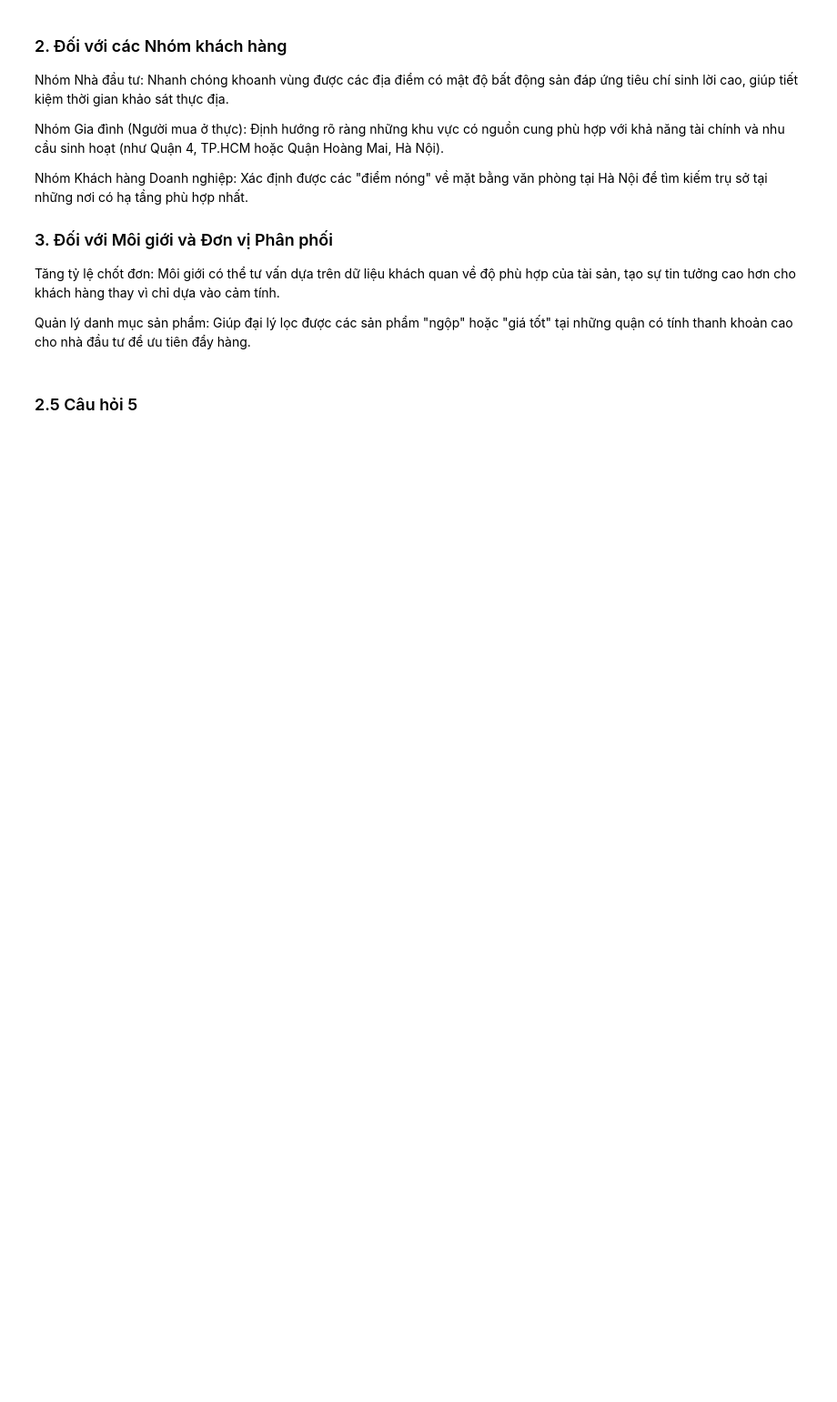
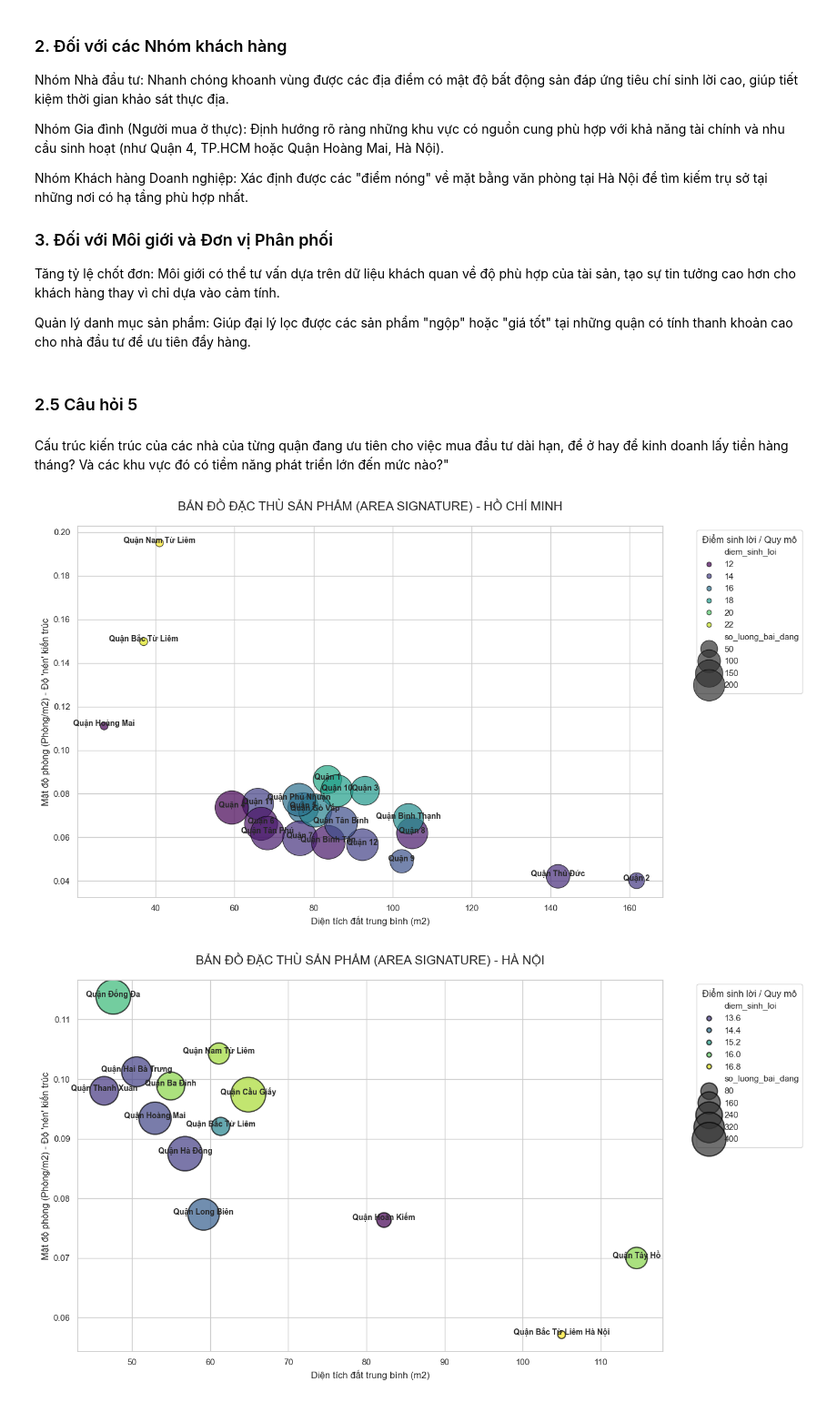
Before and after one commit to Thuongcdv123/Project-Intro-DS, a Jupyter notebook: eda/eda.ipynb, the cells around one changed output. Shown at 91% size. Drawn from its saved outputs; the diff is of its cells as text; code cells hidden in the pictures; blank space fills up the shorter version.

```diff
--- a/eda/eda.ipynb
+++ b/eda/eda.ipynb
@@ -936,3 +936,71 @@ Tăng tỷ lệ chốt đơn: Môi giới có thể tư vấn dựa trên dữ l
 Quản lý danh mục sản phẩm: Giúp đại lý lọc được các sản phẩm "ngộp" hoặc "giá tốt" tại những quận có tính thanh khoản cao cho nhà đầu tư để ưu tiên đẩy hàng.
 # %% [markdown]
 ### 2.5 Câu hỏi 5
+# %% [markdown]
+Cấu trúc kiến trúc của các nhà của từng quận đang ưu tiên cho việc mua đầu tư dài hạn, để ở hay để kinh doanh lấy tiền hàng tháng? Và các khu vực đó có tiềm năng phát triển lớn đến mức nào?"
+# %%
+# 1. TÍNH TOÁN CÁC CHỈ SỐ ĐẶC TRƯNG KIẾN TRÚC
+# Chỉ số nén không gian: Số phòng ngủ trên mỗi m2 đất
+df['room_density'] = df['phong_ngu'] / df['dien_tich_dat']
+
+# Hệ số vươn cao: Tương quan giữa số tầng và diện tích (giả định nhà càng cao trên diện tích nhỏ thì hệ số càng lớn)
+# Dùng so_tang / diện tích đất để thấy mức độ "tận dụng chiều cao"
+df['vertical_ratio'] = df['so_tang'] / df['dien_tich_dat']
+
+# 2. GOM NHÓM THEO QUẬN ĐỂ TÌM "AREA SIGNATURE"
+area_signature = df.groupby(['thanh_pho', 'quan']).agg({
+    'room_density': 'mean',
+    'vertical_ratio': 'mean',
+    'dien_tich_dat': 'mean',
+    'phong_ngu': 'mean',
+    'diem_sinh_loi': 'mean',
+    'gia': 'count' # Đếm số lượng bài đăng để làm kích thước bong bóng
+}).reset_index()
+
+area_signature.rename(columns={'gia': 'so_luong_bai_dang'}, inplace=True)
+
+# 3. TRỰC QUAN HÓA BẰNG BIEU ĐỒ BONG BÓNG
+def plot_area_signature(city_name, data):
+    city_data = data[data['thanh_pho'].str.contains(city_name, case=False)]
+
+    if city_data.empty:
+        return
+
+    plt.figure(figsize=(14, 8))
+    sns.set_style("whitegrid")
+
+    scatter = sns.scatterplot(
+        data=city_data,
+        x='dien_tich_dat',
+        y='room_density',
+        size='so_luong_bai_dang',
+        hue='diem_sinh_loi',
+        palette='viridis',
+        sizes=(100, 2000),
+        alpha=0.7,
+        edgecolor='black'
+    )
+
+    # Chú thích tên quận cho từng bong bóng
+    for i in range(city_data.shape[0]):
+        plt.text(
+            x=city_data.dien_tich_dat.iloc[i],
+            y=city_data.room_density.iloc[i],
+            s=city_data.quan.iloc[i],
+            fontsize=10,
+            fontweight='bold',
+            ha='center'
+        )
+
+    plt.title(f"BẢN ĐỒ ĐẶC THÙ SẢN PHẨM (AREA SIGNATURE) - {city_name.upper()}", fontsize=16, pad=20)
+    plt.xlabel("Diện tích đất trung bình (m2)", fontsize=12)
+    plt.ylabel("Mật độ phòng (Phòng/m2) - Độ 'nén' kiến trúc", fontsize=12)
+    plt.legend(title='Điểm sinh lời / Quy mô', bbox_to_anchor=(1.05, 1), loc='upper left')
+    plt.tight_layout()
+    plt.show()
+
+plot_area_signature("Hồ Chí Minh", area_signature)
+plot_area_signature("Hà Nội", area_signature)
+# %% [output]
+[figure, added]
+[figure, added]
```
Also changed, not shown: parts of 2 cells of this notebook, 1 other file.
